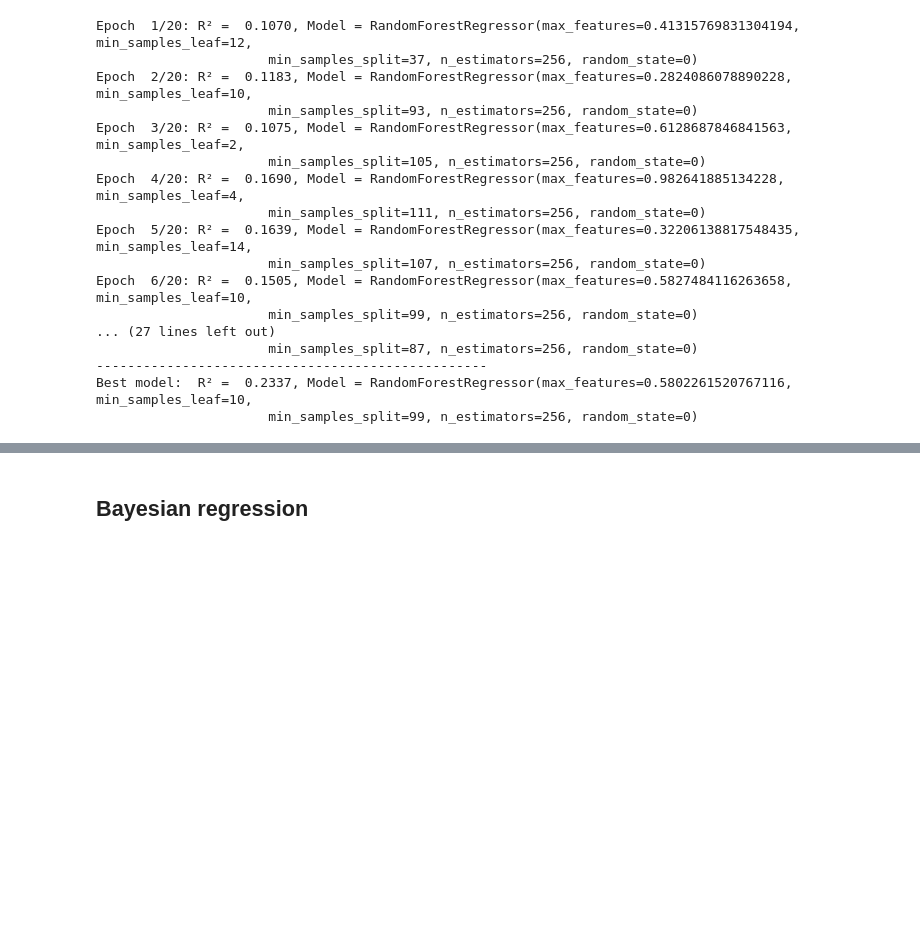
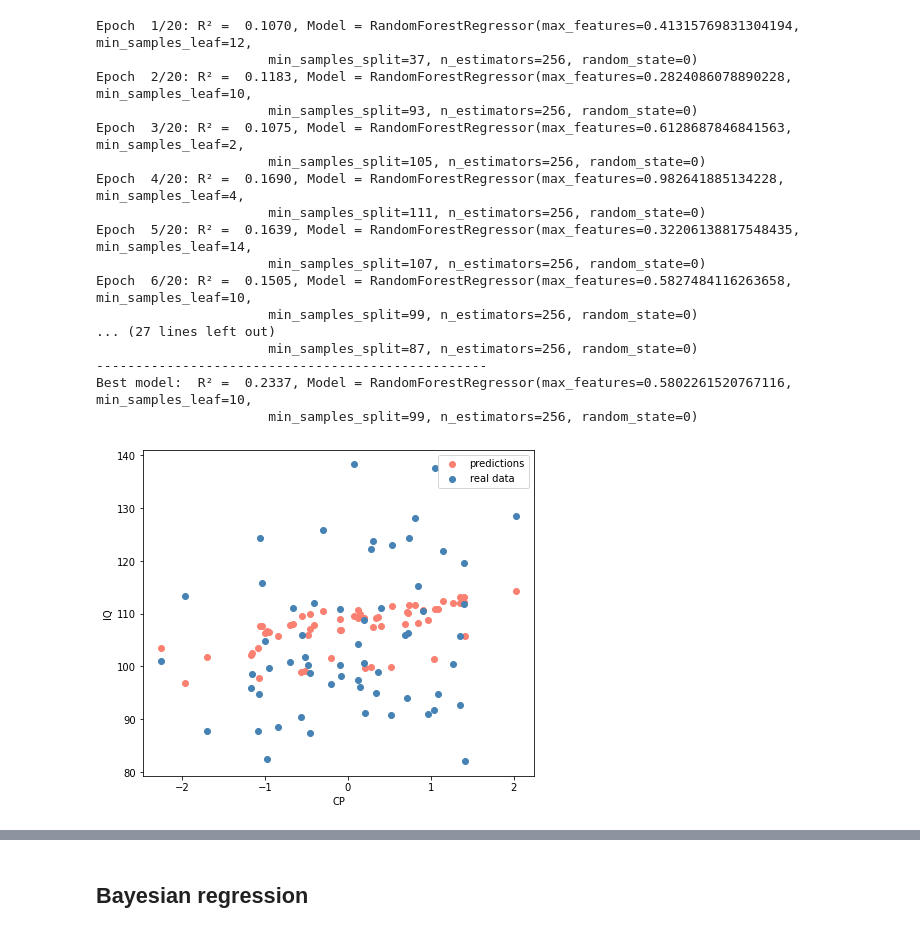
Before and after one commit to ElectronicsArchiver/tewa1_cogpsy_python, a Jupyter notebook: final_project_dataset_2.ipynb, the cells around one changed output, grey strips where cells are left out. Saved outputs shown, nothing was run; the diff lists cells and outputs as text; code cells hidden in the pictures; blank space fills up the shorter version.

```diff
--- a/final_project_dataset_2.ipynb
+++ b/final_project_dataset_2.ipynb
@@ -367,3 +367,15 @@ Epoch  6/20: R² =  0.1505, Model = RandomForestRegressor(max_features=0.5827484
 --------------------------------------------------
 Best model:  R² =  0.2337, Model = RandomForestRegressor(max_features=0.5802261520767116, min_samples_leaf=10,
                       min_samples_split=99, n_estimators=256, random_state=0)
+# %%
+y_test_pred = best_model.predict(X_test)
+# %%
+x_name = "CP"
+plt.figure(figsize=(7, 6))
+plt.scatter(X_test[x_name], y_test_pred, label="predictions", color="salmon")
+plt.scatter(X_test[x_name], y_test, label="real data", color="steelblue")
+plt.ylabel("IQ")
+plt.xlabel(x_name)
+plt.legend();
+# %% [output]
+[figure, added]
```
Also changed, not shown: parts of 5 cells of this notebook.
